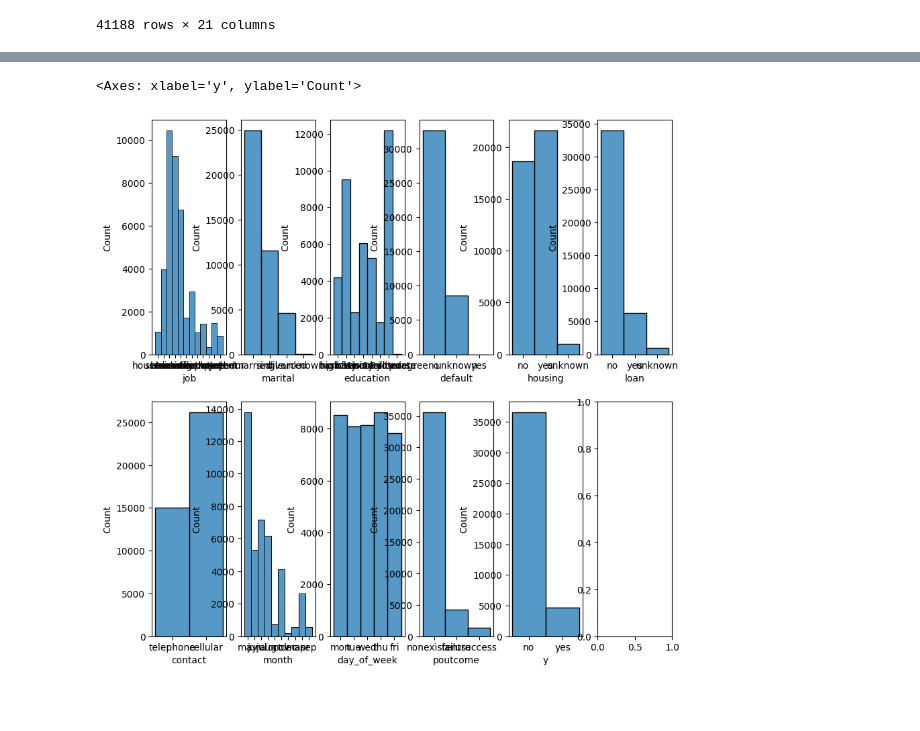
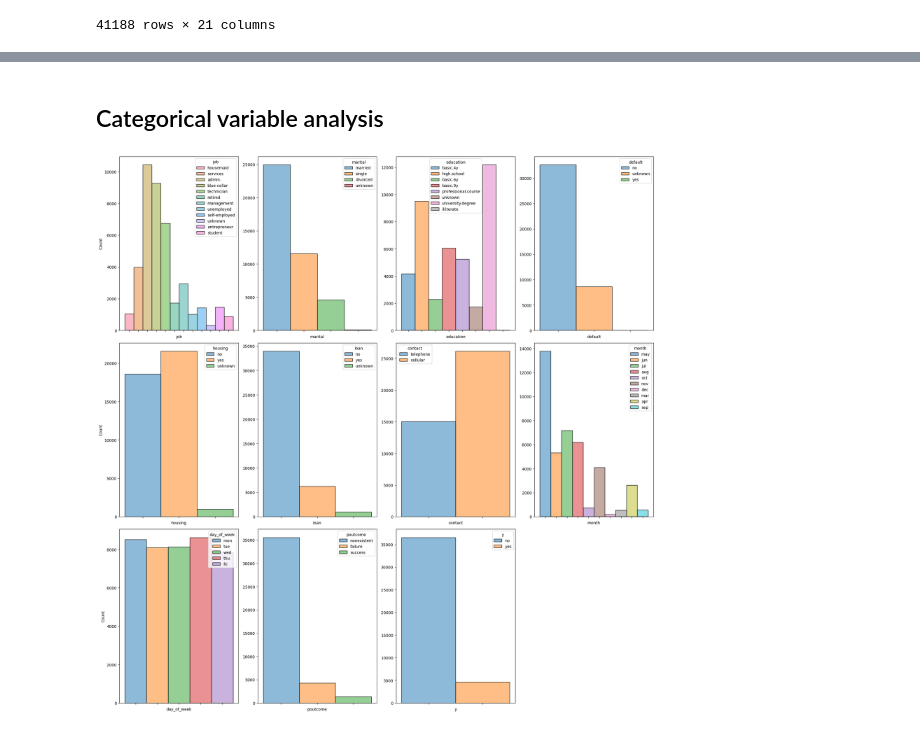
Before and after one commit to allankruger/logistic-regression, a Jupyter notebook: src/explore.ipynb, the cells around one changed output, grey strips where cells are left out. Drawn from its saved outputs; the diff is of its cells as text; code cells hidden in the pictures; blank space fills up the shorter version.

```diff
--- a/src/explore.ipynb
+++ b/src/explore.ipynb
@@ -83,20 +87,27 @@ data.describe()
+# %% [markdown]
+## Categorical variable analysis
 # %%
 import matplotlib.pyplot as plt
 import seaborn as sns
 
-fig, axis = plt.subplots(2, 6, figsize=(10, 10))
+plt.style.use("fast")
 
-sns.histplot(data=data, x="job", ax=axis[0, 0])
-sns.histplot(data=data, x="marital", ax=axis[0, 1])
-sns.histplot(data=data, x="education", ax=axis[0, 2])
-sns.histplot(data=data, x="default", ax=axis[0, 3])
-sns.histplot(data=data, x="housing", ax=axis[0, 4])
-sns.histplot(data=data, x="loan", ax=axis[0, 5]).set(ylabel=None)
-sns.histplot(data=data, x="contact", ax=axis[1, 0])
-sns.histplot(data=data, x="month", ax=axis[1, 1])
-sns.histplot(data=data, x="day_of_week", ax=axis[1, 2])
-sns.histplot(data=data, x="poutcome", ax=axis[1, 3])
-sns.histplot(data=data, x="y", ax=axis[1, 4])
+fig, axes = plt.subplots(3, 4, figsize=(20, 20))
+
+sns.histplot(data=data, x="job", ax=axes[0, 0], hue="job").set(xticklabels=([]))
+sns.histplot(data=data, x="marital", ax=axes[0, 1], hue="marital").set(ylabel=None, xticklabels=([]))
+sns.histplot(data=data, x="education", ax=axes[0, 2], hue="education").set(ylabel=None, xticklabels=([]))
+sns.histplot(data=data, x="default", ax=axes[0, 3], hue="default").set(ylabel=None, xticklabels=([]))
+sns.histplot(data=data, x="housing", ax=axes[1, 0], hue="housing").set(xticklabels=([]))
+sns.histplot(data=data, x="loan", ax=axes[1, 1], hue="loan").set(ylabel=None, xticklabels=([]))
+sns.histplot(data=data, x="contact", ax=axes[1, 2], hue="contact").set(ylabel=None, xticklabels=([]))
+sns.histplot(data=data, x="month", ax=axes[1, 3], hue="month").set(ylabel=None, xticklabels=([]))
+sns.histplot(data=data, x="day_of_week", ax=axes[2, 0], hue="day_of_week").set(xticklabels=([]))
+sns.histplot(data=data, x="poutcome", ax=axes[2, 1], hue="poutcome").set(ylabel=None, xticklabels=([]))
+sns.histplot(data=data, x="y", ax=axes[2, 2], hue="y").set(ylabel=None, xticklabels=([]))
+
+fig.delaxes(axes[2][3])
+
+plt.tight_layout()
 # %% [output]
-<Axes: xlabel='y', ylabel='Count'>
-[figure, old version]
+[figure, new version]
```
Also changed, not shown: parts of 21 cells of this notebook.
